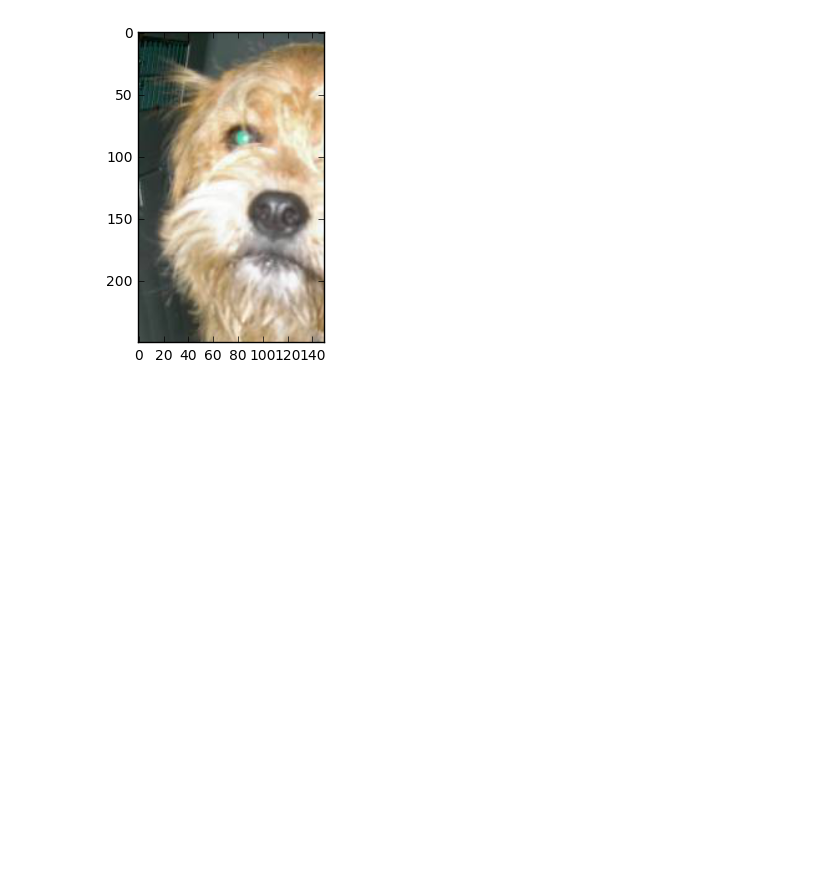
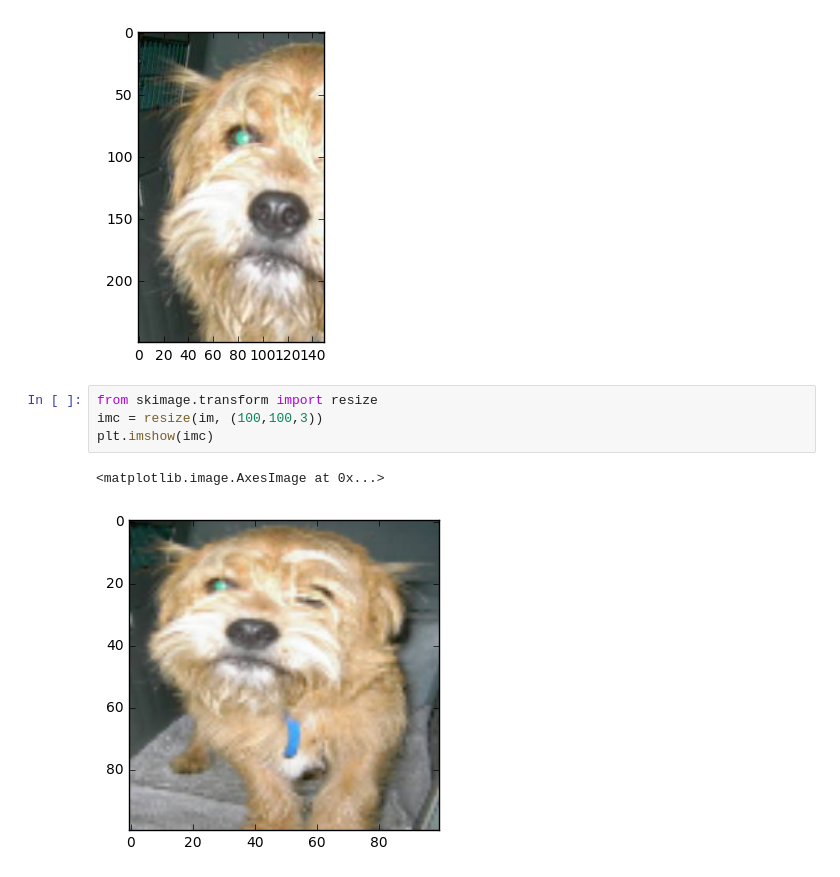
Before and after one commit to libphy/dldev, a Jupyter notebook: CatDog.ipynb, the cells around one changed output. Saved outputs shown, nothing was run; the diff lists cells and outputs as text; blank space fills up the shorter version.

```diff
--- a/CatDog.ipynb
+++ b/CatDog.ipynb
@@ -65,3 +65,10 @@ plt.imshow(imc)
 # %% [output]
 <matplotlib.image.AxesImage at 0x...>
 [figure]
+# %%
+from skimage.transform import resize
+imc = resize(im, (100,100,3))
+plt.imshow(imc)
+# %% [output]
+<matplotlib.image.AxesImage at 0x...>
+[figure, added]
```
Also changed, not shown: parts of 13 cells of this notebook.
